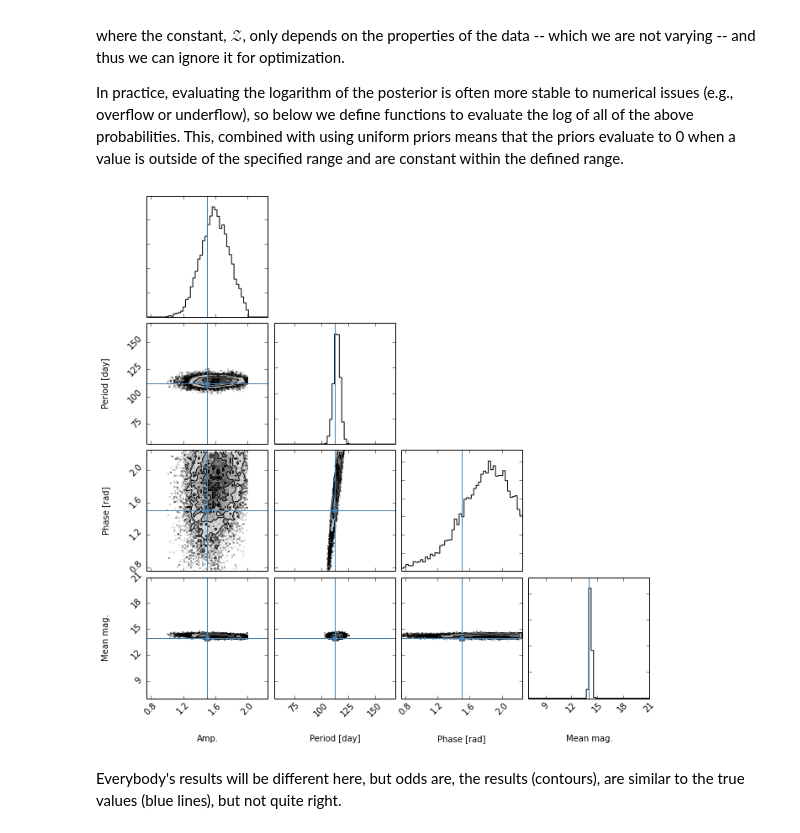
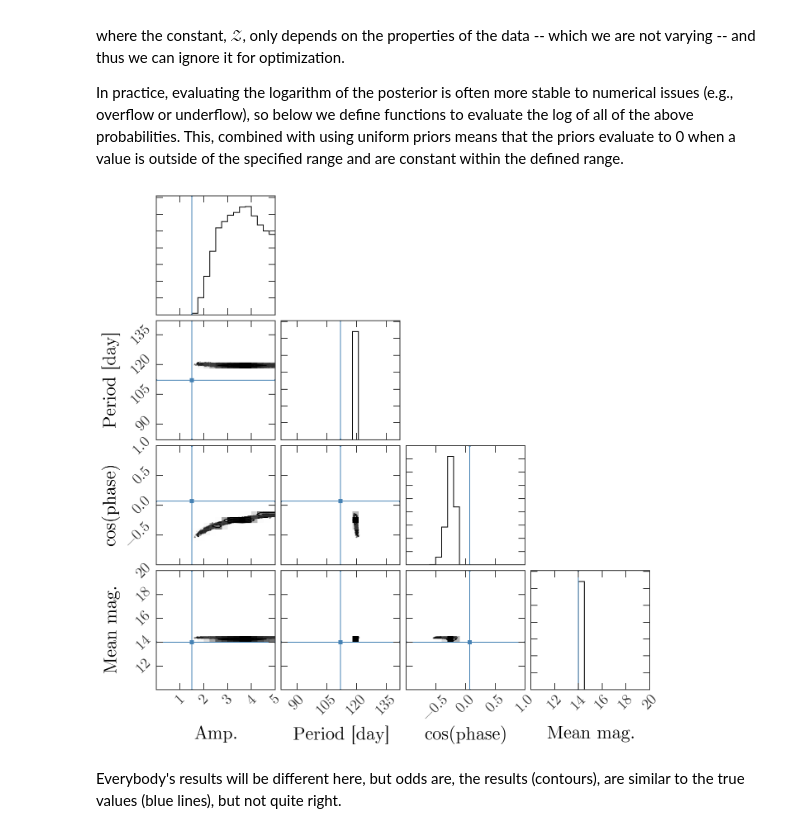
Before and after one commit to AstroBetter/stats-tutorials, a Jupyter notebook: Fitting a model with outliers using MCMC.ipynb, the cells around one changed output. Saved outputs shown, nothing was run; the diff lists cells and outputs as text; code cells hidden in the pictures.

```diff
--- a/Fitting a model with outliers using MCMC.ipynb
+++ b/Fitting a model with outliers using MCMC.ipynb
@@ -59,17 +61,20 @@ def light_curve_model(p, t):
 # %% [markdown]
 Now we'll actually generate the fake data. The cell below contains tunable parameters -- if you want to change the number of data points, the fraction of points that are outliers, or the true model parameters, modify the variables in this cell:
 # %%
-np.random.seed(4242) # seed the random number generator so it produces the same data if re-run
-ndata_points = 32 # number of data points
+np.random.seed(2) # seed the random number generator so it produces the same data if re-run
+ndata_points = 64 # number of data points
 outlier_fraction = 0.1 # 10% of the points will be outliers
 
 true_amplitude = 1.5 # mag
 true_period = 112. # days
-true_phase = 1.5 # radians
+true_cosphase = np.cos(1.5) # phase in radians
 true_mean_mag = 14. # mag
+
+# we'll use this later for plotting
+extents = [(0,5), (82,142), (-1,1), (10,20)]
 # %%
 # pack the true parameters into a single tuple
-true_params = (true_amplitude, true_period, true_phase, true_mean_mag)
+true_params = (true_amplitude, true_period, true_cosphase, true_mean_mag)
 
 # generate an array of observation times as day number
 time = np.random.uniform(0., 365., size=ndata_points)
@@ -80,7 +85,7 @@ mag = light_curve_model(true_params, time)
 
 # each magnitude data point will have a different uncertainty, sampled from
 #    a uniform distribution between 0.2 and 0.4 magnitudes
-mag_err = np.random.uniform(0.6, 0.8, size=ndata_points)
+mag_err = np.random.uniform(0.1, 0.3, size=ndata_points)
 
 # pick outlier points based on the set outlier_fraction. we generate a
 #    boolean array (array of True's and False's) -- when a given index
@@ -140,15 +145,15 @@ where the constant, $\mathcal{Z}$, only depends on the properties of the data --
 In practice, evaluating the logarithm of the posterior is often more stable to numerical issues (e.g., overflow or underflow), so below we define functions to evaluate the log of all of the above probabilities. This, combined with using uniform priors means that the priors evaluate to 0 when a value is outside of the specified range and are constant within the defined range.
 # %%
 def lnprior1(p):
-    amp,period,phase,const = p
+    amp,period,cosphase,const = p
 
-    if amp < 1 or amp > 2:
+    if amp < 0 or amp > 5:
         return -np.inf
 
     if period < 10 or period > 200:
         return -np.inf
 
-    if phase < 0. or phase > 2*np.pi:
+    if cosphase < -1. or cosphase > 1:
         return -np.inf
 
     if const < 12 or const > 16:
@@ -157,18 +162,22 @@ def lnprior1(p):
     return 0.
 
 def lnlikelihood1(p, t, data, err):
-    amp,period,phase,const = p
-    return -np.log(err) - 0.5*( (data - sinusoid(t, amp, period, phase) - const) / err )**2
+    amp,period,cosphase,const = p
+    return -np.log(err) - 0.5*( (data - sinusoid(t, amp, period, cosphase) - const) / err )**2
 
 def lnprob1(p, t, data, err):
-    return lnprior1(p) + np.sum(lnlikelihood1(p, t, data, err))
+    lp = lnprior1(p)
+    if not np.isfinite(lp):
+        return -np.inf
+
+    return lp + np.sum(lnlikelihood1(p, t, data, err))
 # %%
 # Set the number of walkers and their initial positions, p0 ('p_naught').
 ndim, nwalkers = 4, 32
 p0 = np.zeros((nwalkers,ndim))
 p0[:,0] = np.random.uniform(1, 2., size=nwalkers) # amp
 p0[:,1] = np.random.uniform(10, 200., size=nwalkers) # period (days)
-p0[:,2] = np.random.uniform(0., 2*np.pi, size=nwalkers) # phase (radians)
+p0[:,2] = np.random.uniform(-1, 1, size=nwalkers) # cosine phase
 p0[:,3] = np.random.uniform(12., 16., size=nwalkers) # const. offset (mag)
 
 # Initialize the sampler object for the first model
@@ -193,14 +202,13 @@ sampler1.reset()
 pos, prob, state = sampler1.run_mcmc(pos_burn, 1000)
 # %%
 # Use triangle package to plot the projections of the posterior sample density and the true values
-param_labels = ["Amp.", "Period [day]", "Phase [rad]", "Mean mag."]
-extents1 = [(0.5*truth,1.5*truth) for truth in true_params]
+param_labels = ["Amp.", "Period [day]", "cos(phase)", "Mean mag."]
 fig = triangle.corner(sampler1.flatchain,
                       labels=param_labels,
                       truths=true_params,
-                      extents=extents1)
+                      range=extents)
 # %% [output]
-[figure, old version]
+[figure, new version]
 # %% [markdown]
 Everybody's results will be different here, but odds are, the results (contours), are similar to the true values (blue lines), but not quite right.
 # %% [markdown]
```
Also changed, not shown: parts of 9 cells of this notebook.
